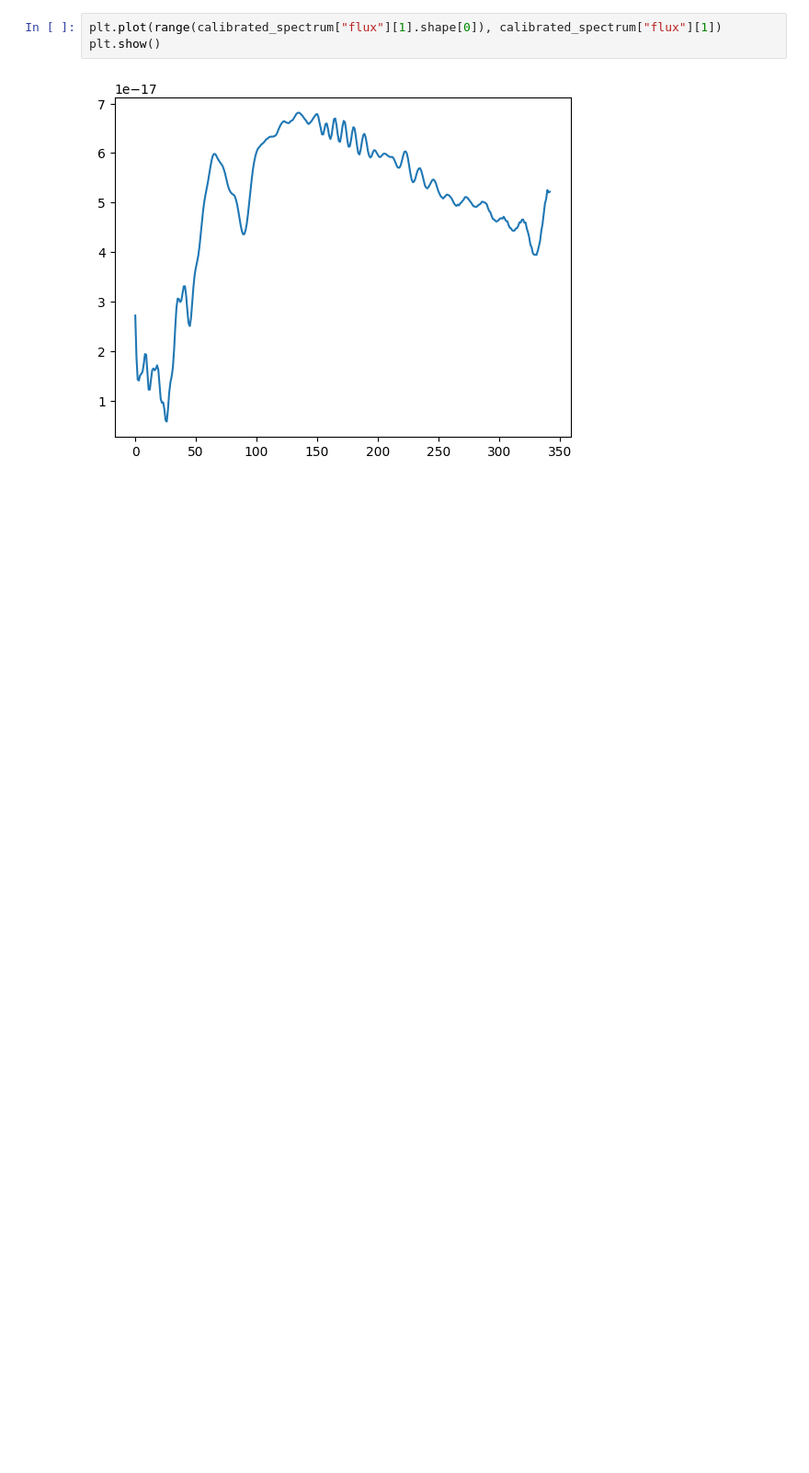
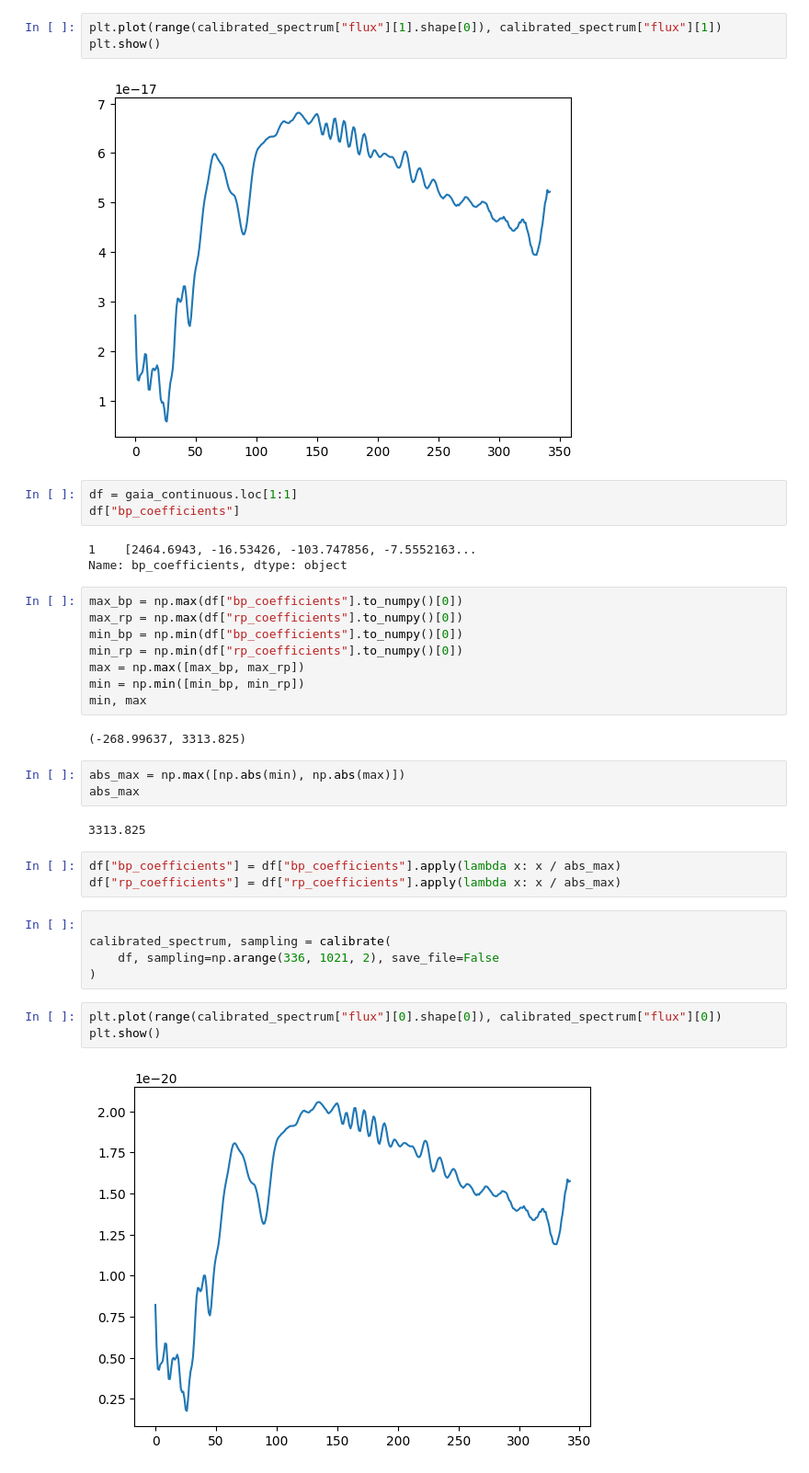
Before and after one commit to HITS-AIN/Spherinator, a Jupyter notebook: gaia/xp_sampled_mean_sprectrum.ipynb, the cells around one changed output. Shown: that part at 92% size. Cells and saved outputs as stored; diff of their text form; blank space fills up the shorter version.

```diff
--- a/gaia/xp_sampled_mean_sprectrum.ipynb
+++ b/gaia/xp_sampled_mean_sprectrum.ipynb
@@ -90,3 +89,37 @@ plt.plot(range(calibrated_spectrum["flux"][1].shape[0]), calibrated_spectrum["fl
 plt.show()
 # %% [output]
 [figure]
+# %%
+df = gaia_continuous.loc[1:1]
+df["bp_coefficients"]
+# %% [output]
+1    [2464.6943, -16.53426, -103.747856, -7.5552163...
+Name: bp_coefficients, dtype: object
+# %%
+max_bp = np.max(df["bp_coefficients"].to_numpy()[0])
+max_rp = np.max(df["rp_coefficients"].to_numpy()[0])
+min_bp = np.min(df["bp_coefficients"].to_numpy()[0])
+min_rp = np.min(df["rp_coefficients"].to_numpy()[0])
+max = np.max([max_bp, max_rp])
+min = np.min([min_bp, min_rp])
+min, max
+# %% [output]
+(-268.99637, 3313.825)
+# %%
+abs_max = np.max([np.abs(min), np.abs(max)])
+abs_max
+# %% [output]
+3313.825
+# %%
+df["bp_coefficients"] = df["bp_coefficients"].apply(lambda x: x / abs_max)
+df["rp_coefficients"] = df["rp_coefficients"].apply(lambda x: x / abs_max)
+# %%
+
+calibrated_spectrum, sampling = calibrate(
+    df, sampling=np.arange(336, 1021, 2), save_file=False
+)
+# %%
+plt.plot(range(calibrated_spectrum["flux"][0].shape[0]), calibrated_spectrum["flux"][0])
+plt.show()
+# %% [output]
+[figure, added]
```
Also changed, not shown: parts of 4 cells of this notebook.
